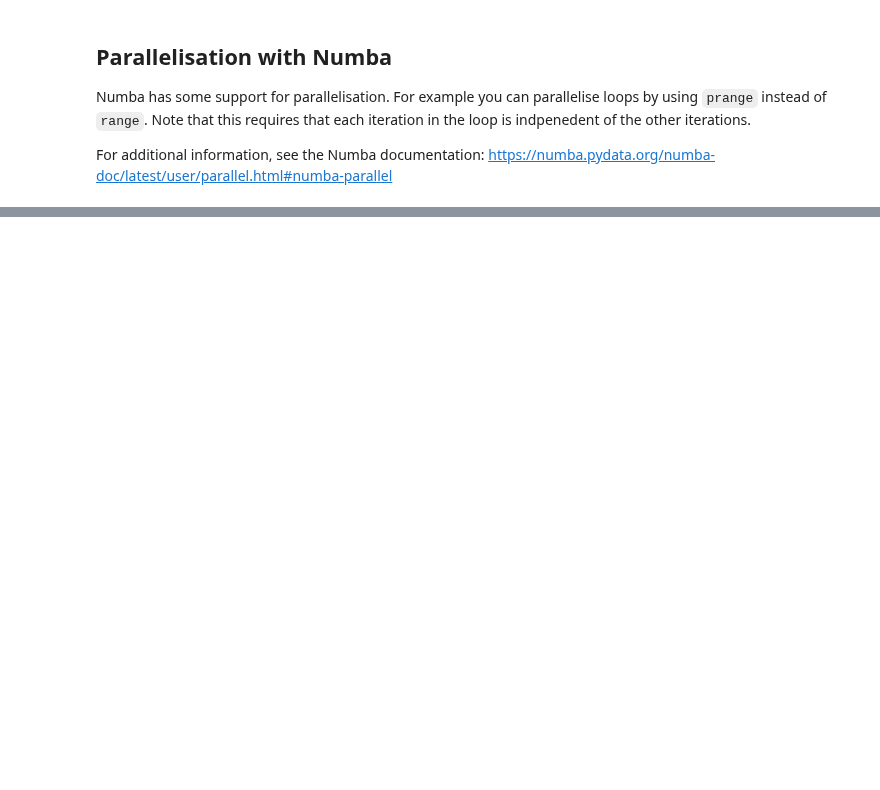
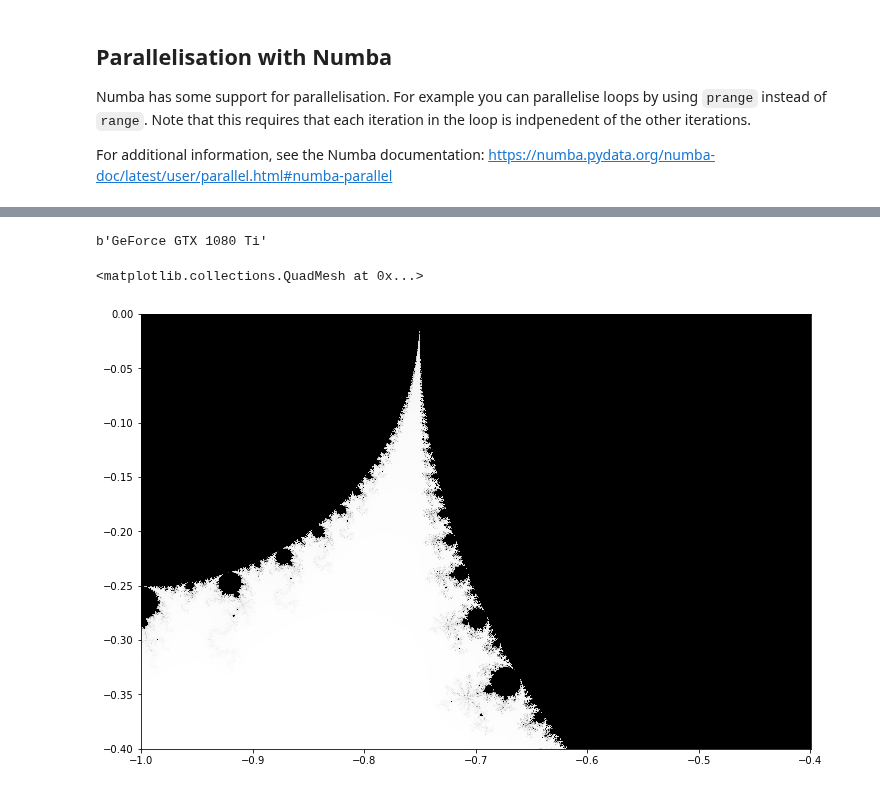
Before and after one commit to nordam/ComputationalPhysics, a Jupyter notebook: Notebooks/14 - Parallelisation.ipynb, the cells around one changed output, grey strips where cells are left out. Drawn from its saved outputs; the diff is of its cells as text; code cells hidden in the pictures; blank space fills up the shorter version.

Commit message:
Got cuda working with numba

```diff
--- a/Notebooks/14 - Parallelisation.ipynb
+++ b/Notebooks/14 - Parallelisation.ipynb
@@ -345,0 +377,34 @@ If you are sure that a CUDA driver is installed,
+# %%
+from numba import cuda, vectorize, int32, complex64
+
+# print the name of the device
+cuda.gpus.lst[0]._device.name
+# %% [output]
+b'GeForce GTX 1080 Ti'
+# %%
+#@cuda.jit(['int32(complex64)'], target='device')
+@vectorize('int32(complex64)', target ='cuda')
+def mandelbrot_gpu(c):
+    maxiter = 500
+    z = 0.0 + 0*1j
+    for i in range(maxiter):
+        z = z*z + c
+        if abs(z) > 2:
+            return i
+    return maxiter
+# %%
+Nx, Ny = 6000, 4000
+xmin, xmax = -1, -0.4
+ymin, ymax = -0.4, 0
+x = np.linspace(xmin, xmax, Nx)
+y = np.linspace(ymin, ymax, Ny)
+
+C = (x[:,None] + 1j*y[None,:]).astype(np.complex64)
+
+M = mandelbrot_gpu(C)
+
+fig = plt.figure(figsize = (12, 8))
+plt.pcolormesh(x, y, np.log(M.T), shading = 'auto', cmap = 'Greys')
+# %% [output]
+<matplotlib.collections.QuadMesh at 0x...>
+[figure, added]
```
Also changed, not shown: parts of 12 cells of this notebook.
